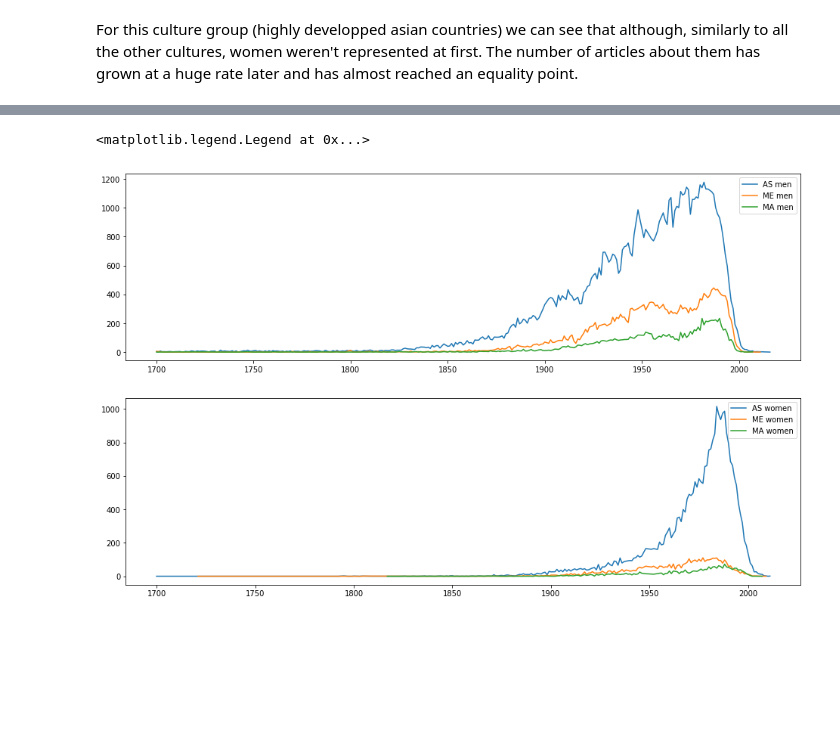
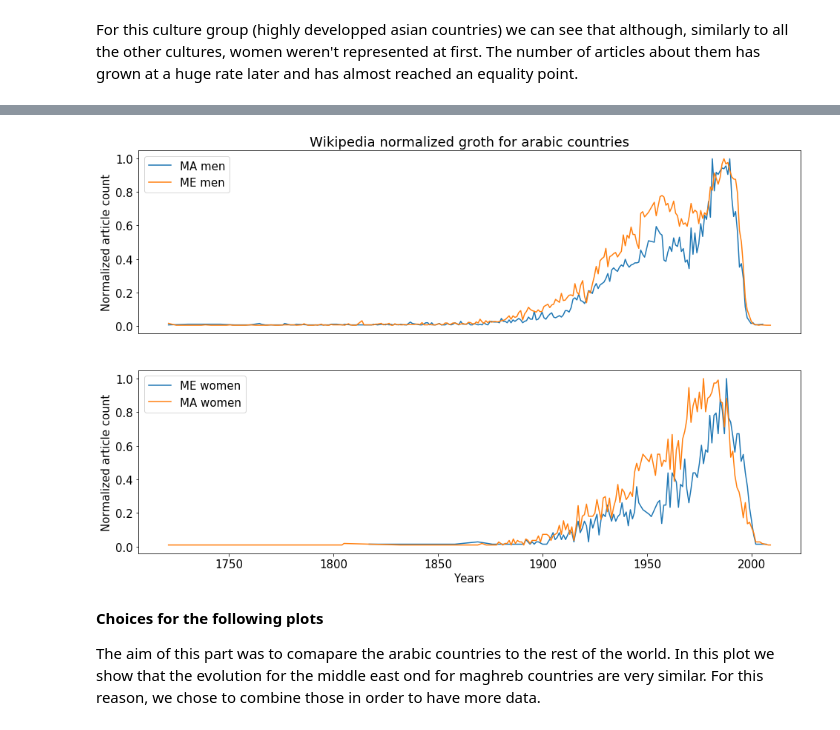
Before and after one commit to emilebourban/ADA-Project, a Jupyter notebook: Project-Final.ipynb, the cells around one changed output, grey strips where cells are left out. Drawn from its saved outputs; the diff is of its cells as text; code cells hidden in the pictures; blank space fills up the shorter version.

```diff
--- a/Project-Final.ipynb
+++ b/Project-Final.ipynb
@@ -58,3 +58,5 @@ from pyspark import SparkContext
 
 spark = SparkSession.builder.getOrCreate()
 sc = spark.sparkContext
+
+plt.rcParams['font.size'] = 15
@@ -62,0 +107,6 @@ sc = spark.sparkContext
+# %%
+def counts(df):
+    """
+    Counts the sum of the values in a row
+    """
+    return df.iloc[1:].fillna(0).sum()
@@ -231,14 +347,13 @@ def get_humans_w_cit(df, cit_list):
 regions = {"NA":['Q30', 'Q16'],
            "W_EU":['Q145', 'Q174193', 'Q21', 'Q142', 'Q29', 'Q38', 'Q183', 'Q7318', 'Q16957', 'Q713750', 'Q39'],
            "E_EU":[],
-           "NE_AS":['Q17', 'Q8646', 'Q865', 'Q884'],
+           "NE_AS":['Q17', 'Q884'],
            "SE_AS":['Q869', 'Q928', 'Q424', 'Q252', 'Q819', 'Q881', 'Q833', 'Q836', 'Q334'],
            "M_AS":['Q668', 'Q837', 'Q902', 'Q854', 'Q843'],
            "MA":['Q1028', 'Q79', 'Q948', 'Q1016', 'Q262'],
            "SA":[],
-           "ME":['Q851', 'Q878', 'Q219060', 'Q846', 'Q801', 'Q822', 'Q889', 'Q796', 'Q810', 'Q794',
-                 'Q858', 'Q817', 'Q398'],
-           "CN":['Q29520', 'Q13426199', 'Q148']
+           "ME":['Q851', 'Q878', 'Q219060', 'Q846', 'Q801', 'Q822', 'Q889', 'Q796', 'Q810', 'Q794', 'Q858', 'Q817', 'Q398'],
+           "CN":['Q29520', 'Q13426199', 'Q8646', 'Q865', 'Q148']
          }
 # %%
 def display_coutries(keys):
@@ -343,15 +504,19 @@ For this culture group (highly developped asian countries) we can see that altho
 # %%
 plt.figure(figsize=(16, 10))
 plt.subplot(211)
-plt.plot(clean_date(NE_AS_m)['BirthYear'], (clean_date(NE_AS_m)['count']),
-         clean_date(ME_m)['BirthYear'], (clean_date(ME_m)['count']),
-         clean_date(MA_m)['BirthYear'], (clean_date(MA_m)['count']))
-plt.legend(['AS men', 'ME men', 'MA men'])
+plt.plot(clean_dates(MA_m)['BirthYear'], normalize_count(clean_dates(MA_m)),
+         clean_dates(ME_m)['BirthYear'], normalize_count(clean_dates(ME_m)))
+plt.legend(['MA men', 'ME men'])
+plt.ylabel('Normalized article count'); plt.xticks([])
+plt.title('Wikipedia normalized groth for arabic countries')
 plt.subplot(212)
-plt.plot(clean_date(NE_AS_w)['BirthYear'], (clean_date(NE_AS_w)['count']),
-         clean_date(ME_w)['BirthYear'], (clean_date(ME_w)['count']),
-         clean_date(MA_w)['BirthYear'], (clean_date(MA_w)['count']))
-plt.legend(['AS women', 'ME women', 'MA women'])
+plt.plot(clean_dates(MA_w)['BirthYear'], normalize_count(clean_dates(MA_w)),
+         clean_dates(ME_w)['BirthYear'], normalize_count(clean_dates(ME_w)))
+plt.legend(['ME women', 'MA women'])
+plt.xlabel('Years'); plt.ylabel('Normalized article count');
 # %% [output]
-<matplotlib.legend.Legend at 0x...>
-[figure, old version]
+[figure, new version]
+# %% [markdown]
+**Choices for the following plots**
+
+The aim of this part was to comapare the arabic countries to the rest of the world. In this plot we show that the evolution for the middle east ond for maghreb countries are very similar. For this reason, we chose to combine those in order to have more data.
```
Also changed, not shown: parts of 35 cells of this notebook.
